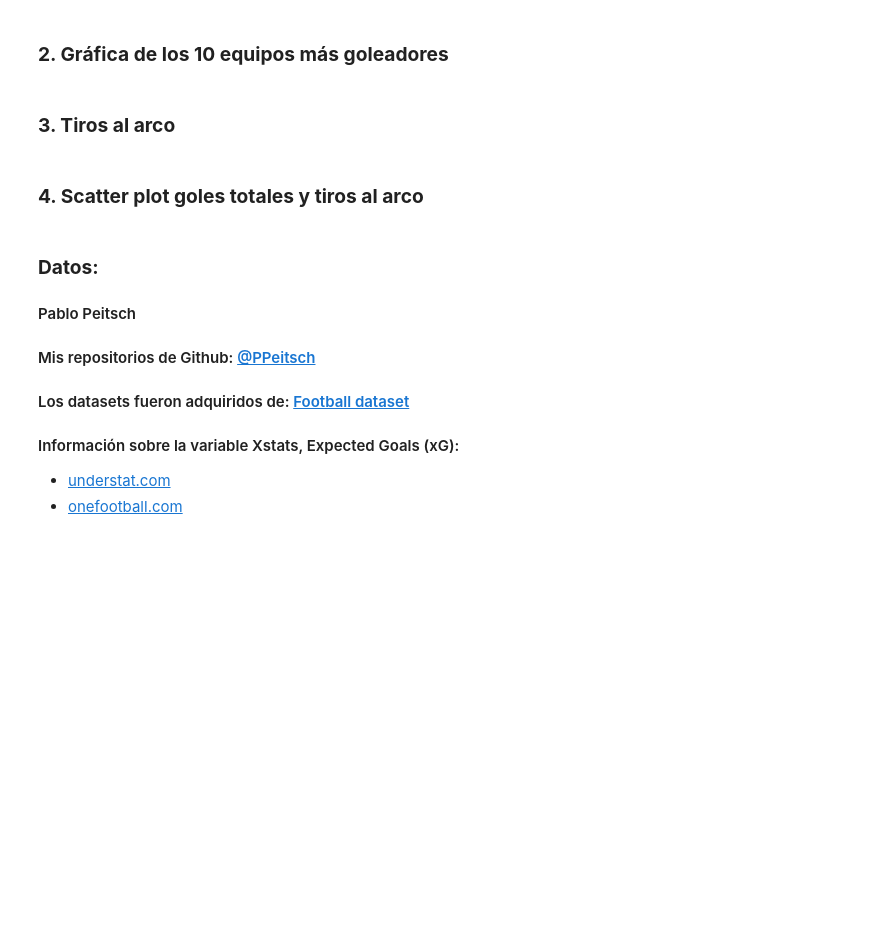
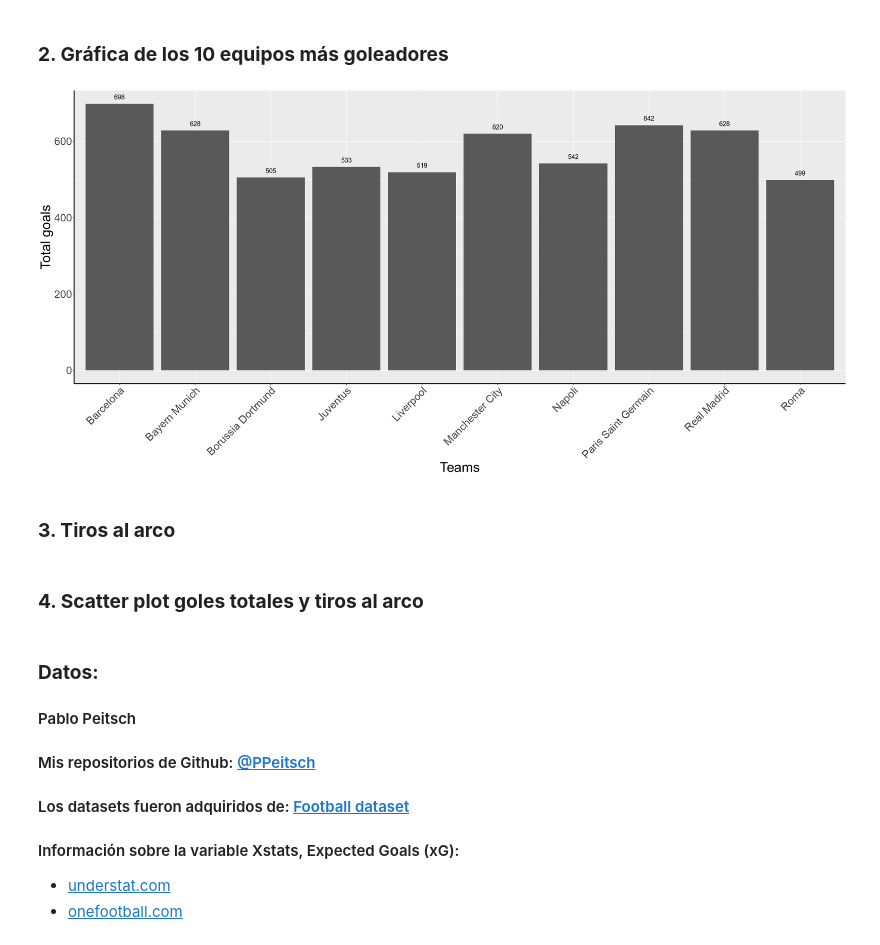
Before and after one commit to PPeitsch/infographics, a Jupyter notebook: 05_football/main.ipynb, the cells around one changed output. Saved outputs shown, nothing was run; the diff lists cells and outputs as text; code cells hidden in the pictures; blank space fills up the shorter version.

Commit message:
best 10 teams regard total goals

```diff
--- a/05_football/main.ipynb
+++ b/05_football/main.ipynb
@@ -93,3 +93,5 @@ list_pdf
 ___
 # %% [markdown]
 ### **1. Los 10 equipos más goleadores**
+# %%
+df_team <- inner_join(teams, teamstats, by="teamID")
@@ -95,0 +119,5 @@ ___
+# %%
+team_goals <- group_by(df_team, teamID) %>% mutate(total_goals=sum(goals)) %>% arrange(desc(total_goals)) %>%
+    subset(select=-c(season, gameID, date, location, goals)) %>% distinct(teamID, .keep_all=TRUE)
+# %%
+best_10 <- head(team_goals, 10) %>% arrange(desc(total_goals))
@@ -96,5 +140,24 @@ ___
 # %% [markdown]
 ### **2. Gráfica de los 10 equipos más goleadores**
+# %%
+# Se cambia tamaño del plot
+options(repr.plot.width=25, repr.plot.height=12)
+
+ggplot(best_10, aes(x=name, y=total_goals)) +
+    geom_bar(stat = "identity") +
+    geom_text(aes(label=total_goals),
+            vjust=-0.9,
+            color="black",
+            hjust=0.5,
+            position = position_dodge(0.9),
+            angle=0,
+            size=5.0
+            ) +
+    theme(axis.line = element_line(colour = "black", size = 1), text = element_text(size = 30)) +
+    theme(axis.text.x = element_text(angle = 45, vjust = 1, hjust=1)) +
+    labs(x="Teams", y="Total goals")
+# %% [output]
+[figure, added]
 # %% [markdown]
 ### **3. Tiros al arco**
 # %% [markdown]
```
Also changed, not shown: parts of 3 cells of this notebook.
